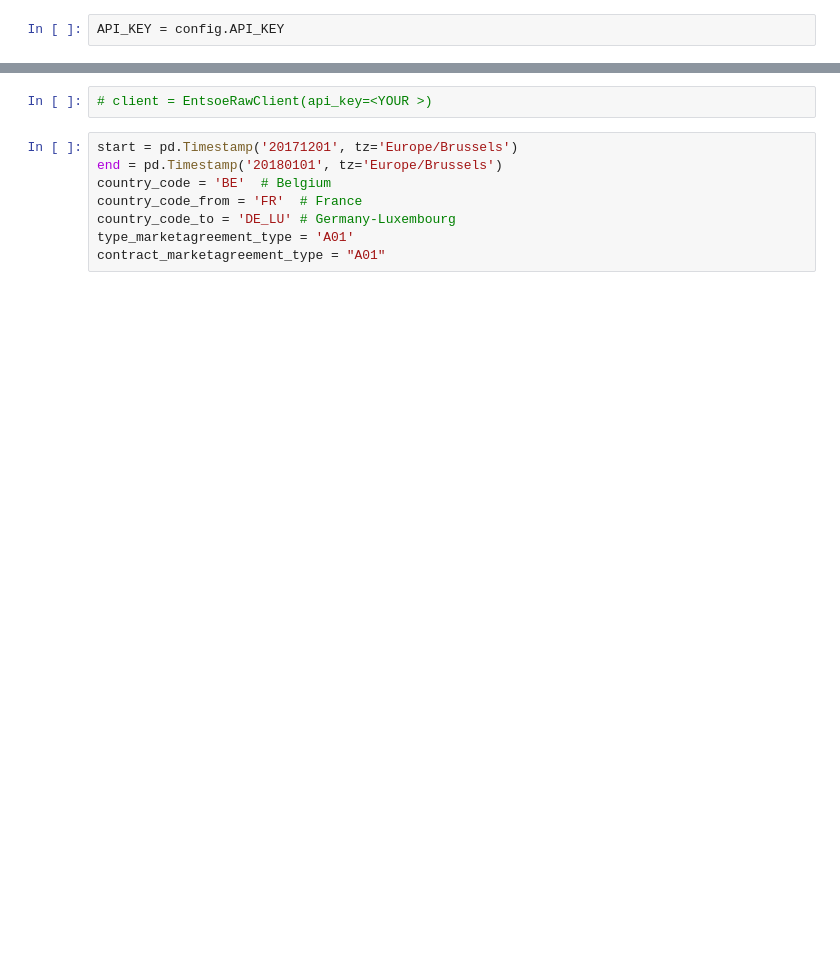
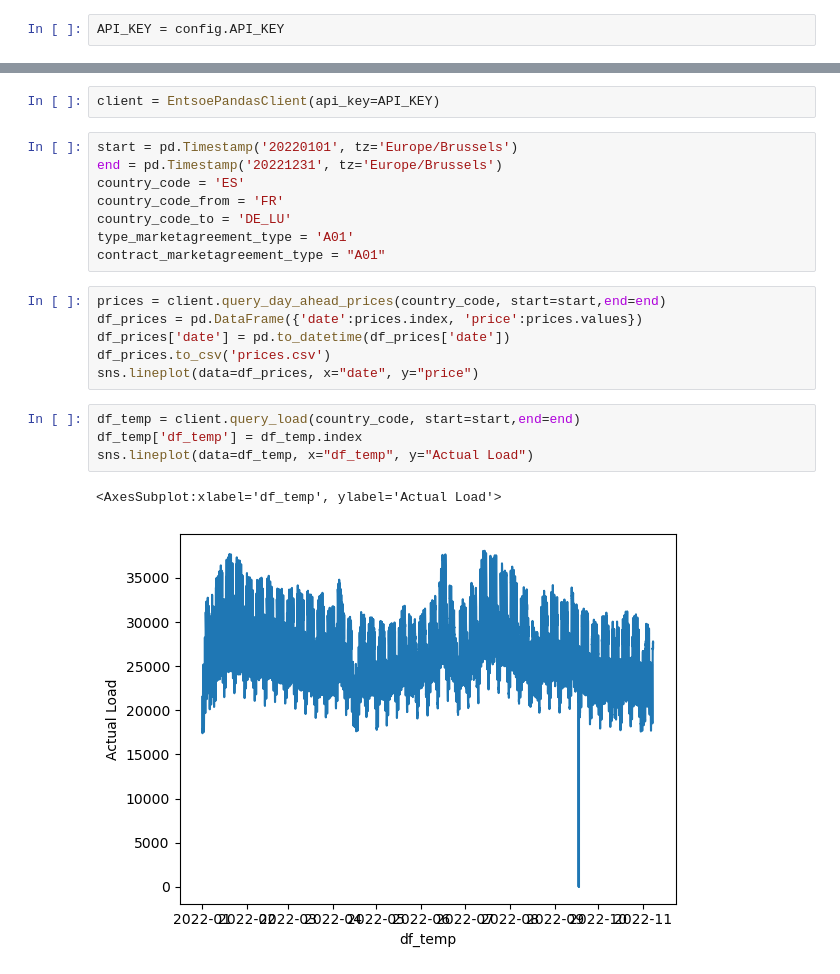
Before and after one commit to Daniel-FD/Data-Science, a Jupyter notebook: Engineering/Electricity Market/main2.ipynb, the cells around one changed output, grey strips where cells are left out. Saved outputs shown, nothing was run; the diff lists cells and outputs as text; blank space fills up the shorter version.

Commit message:
entsoe API configuration and testing

```diff
--- a/Engineering/Electricity Market/main2.ipynb
+++ b/Engineering/Electricity Market/main2.ipynb
@@ -11,10 +12,23 @@ XXXXX
-# %%
-# client = EntsoeRawClient(api_key=<YOUR >)
+# %%
+client = EntsoePandasClient(api_key=API_KEY)
 # %%
-start = pd.Timestamp('20171201', tz='Europe/Brussels')
-end = pd.Timestamp('20180101', tz='Europe/Brussels')
-country_code = 'BE'  # Belgium
-country_code_from = 'FR'  # France
-country_code_to = 'DE_LU' # Germany-Luxembourg
+start = pd.Timestamp('20220101', tz='Europe/Brussels')
+end = pd.Timestamp('20221231', tz='Europe/Brussels')
+country_code = 'ES'
+country_code_from = 'FR'
+country_code_to = 'DE_LU'
 type_marketagreement_type = 'A01'
 contract_marketagreement_type = "A01"
+# %%
+prices = client.query_day_ahead_prices(country_code, start=start,end=end)
+df_prices = pd.DataFrame({'date':prices.index, 'price':prices.values})
+df_prices['date'] = pd.to_datetime(df_prices['date'])
+df_prices.to_csv('prices.csv')
+sns.lineplot(data=df_prices, x="date", y="price")
+# %%
+df_temp = client.query_load(country_code, start=start,end=end)
+df_temp['df_temp'] = df_temp.index
+sns.lineplot(data=df_temp, x="df_temp", y="Actual Load")
+# %% [output]
+<AxesSubplot:xlabel='df_temp', ylabel='Actual Load'>
+[figure, added]
```
Also changed, not shown: parts of 6 cells of this notebook, 2 other files.
